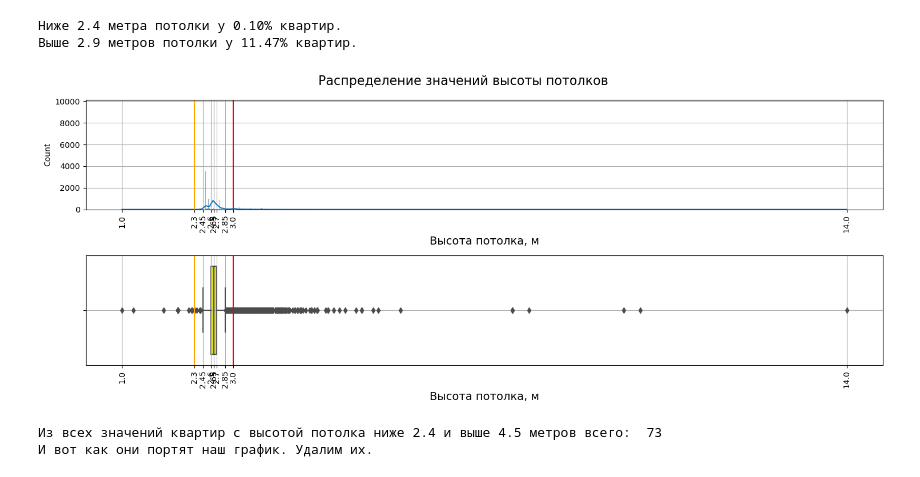
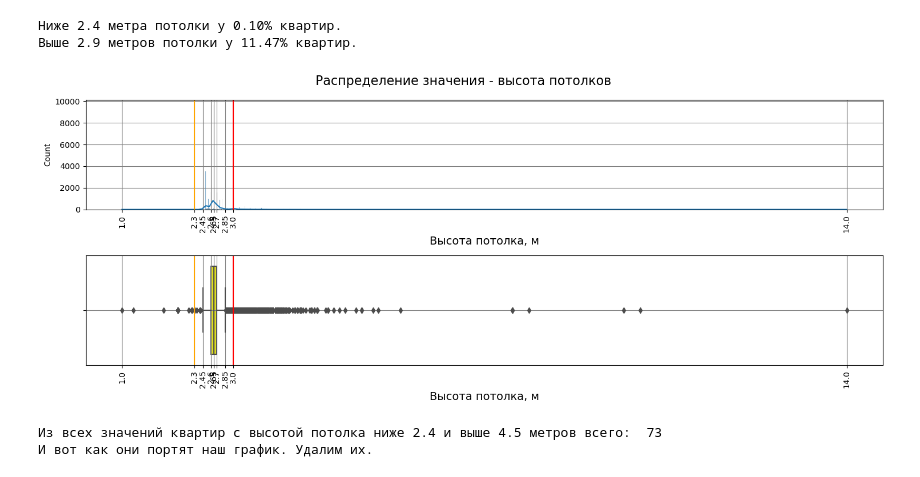
Before and after one commit to AndreyBONCH/ds_yandex_practicum, a Jupyter notebook: 3 (EDA) Определение_рыночной_стоимости_объектов_недвижимости_(порфолио).ipynb, the cells around one changed output. Drawn from its saved outputs; the diff is of its cells as text; code cells hidden in the pictures.

```diff
--- a/3 (EDA) Определение_рыночной_стоимости_объектов_недвижимости_(порфолио).ipynb
+++ b/3 (EDA) Определение_рыночной_стоимости_объектов_недвижимости_(порфолио).ipynb
@@ -522,47 +572,15 @@ print(f'Выше 2.9 метров потолки у {hight_ceilings:.2%} ква
 # %% [output]
 Ниже 2.4 метра потолки у 0.10% квартир.
 Выше 2.9 метров потолки у 11.47% квартир.
-# %%
-fig, axes = plt.subplots(2, figsize = (15, 6))
-fig.suptitle('Распределение значений высоты потолков', fontsize=16)
-
-Q1 =  data.ceiling_height.quantile(0.25)
-Q3 = data.ceiling_height.quantile(0.75)
-IQR = Q3 - Q1
-lower_range = Q1-1.5*IQR
-upper_range = Q3+1.5*IQR
-lowest_range = Q1-3*IQR
-uppest_range = Q3+3*IQR
-ticks_list = np.array(sorted(data.loc[data['ceiling_height'] != 0, 'ceiling_height'].describe().to_list()[3:]\
-                    +[lower_range, upper_range, lowest_range, uppest_range])).round(3)
-
-sns.histplot(data = data,
-             x = 'ceiling_height',
-             ax = axes[0],
-             kde = True,
-            )
-
-sns.boxplot(data = data,
-             x = 'ceiling_height',
-             ax = axes[1],
-            color = 'Yellow',
-           )
-
-for i in [0, 1]:
-    axes[i].axvline(x = lowest_range,
-                    color = 'orange',
-                   )
-    axes[i].axvline(x = uppest_range,
-                    color = 'r',
-                   )
-    axes[i].grid(True)
-    axes[i].set_xlabel('Высота потолка, м', fontsize=14)
-    axes[i].set_xticks(ticks_list)
-    axes[i].set_xticklabels(axes[0].get_xticks(),rotation = 90)
-
-fig.tight_layout()
-# %% [output]
-[figure, removed]
+# %%
+plotter(data = data,
+        column = 'ceiling_height',
+        title_plot = 'высота потолков',
+        xtitle = 'Высота потолка, м',
+        limits=False,
+       )
+# %% [output]
+[figure, added]
 # %%
 print('Из всех значений квартир с высотой потолка ниже 2.4 и выше 4.5 метров всего: ', data.query('4.5 <= ceiling_height | ceiling_height <= 2.4')['ceiling_height'].count())
 print('И вот как они портят наш график. Удалим их.')
```
Also changed, not shown: parts of 64 cells of this notebook.
